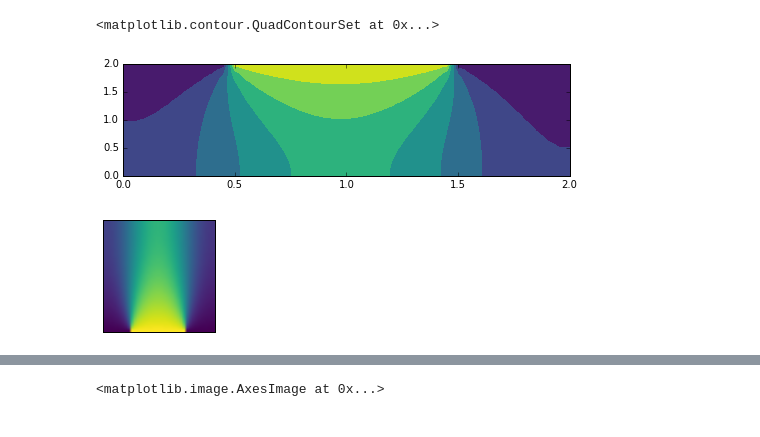
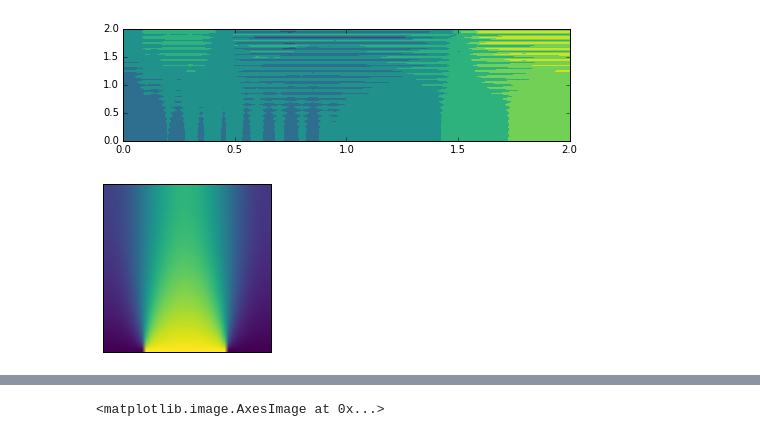
Before and after one commit to numerical-mooc/assignment-bank-2016, a Jupyter notebook: morrill/testing_from_numba_lessons.ipynb, the cells around one changed output, grey strips where cells are left out. Drawn from its saved outputs; the diff is of its cells as text; code cells hidden in the pictures.

```diff
--- a/morrill/testing_from_numba_lessons.ipynb
+++ b/morrill/testing_from_numba_lessons.ipynb
@@ -125,16 +125,15 @@ u, v, p, pt = ink_channel_flow(nt, u, v, dt, dx, dy, p, pt, rho, nu)
 # %%
 fig = pyplot.figure(figsize=(8,2), dpi=100)
 # plotting the pressure field as a contour
-pyplot.contourf(X, Y, pt[0], cmap=cm.viridis)
+pyplot.contourf(X, Y, pt[255], cmap=cm.viridis);
 # %% [output]
-<matplotlib.contour.QuadContourSet at 0x...>
-[figure, old version]
+[figure, new version]
 # %%
-fig = pyplot.figure(figsize=(8,2))
+fig = pyplot.figure(figsize=(8,3))
 pyplot.xticks([]), pyplot.yticks([]);
 im = pyplot.imshow(pt[0], cmap=cm.viridis)
 # %% [output]
-[figure, old version]
+[figure, new version]
 # %%
 def init():
     im.set_data(numpy.zeros((ny,nx)))
```
